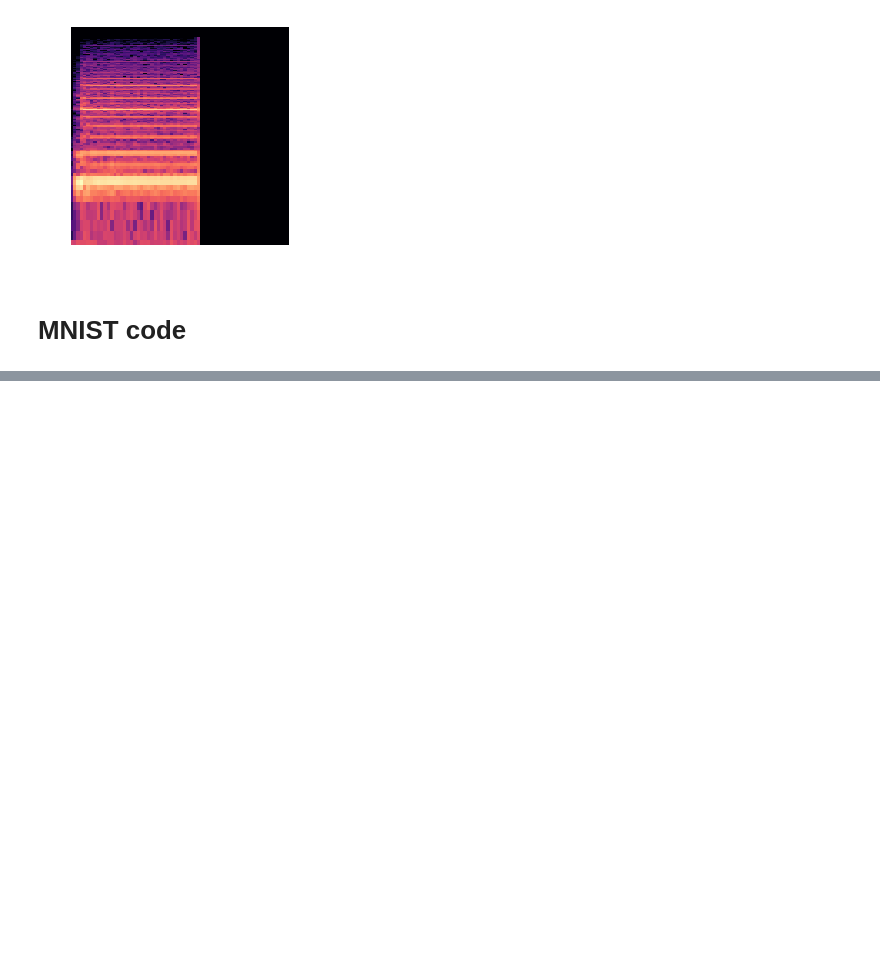
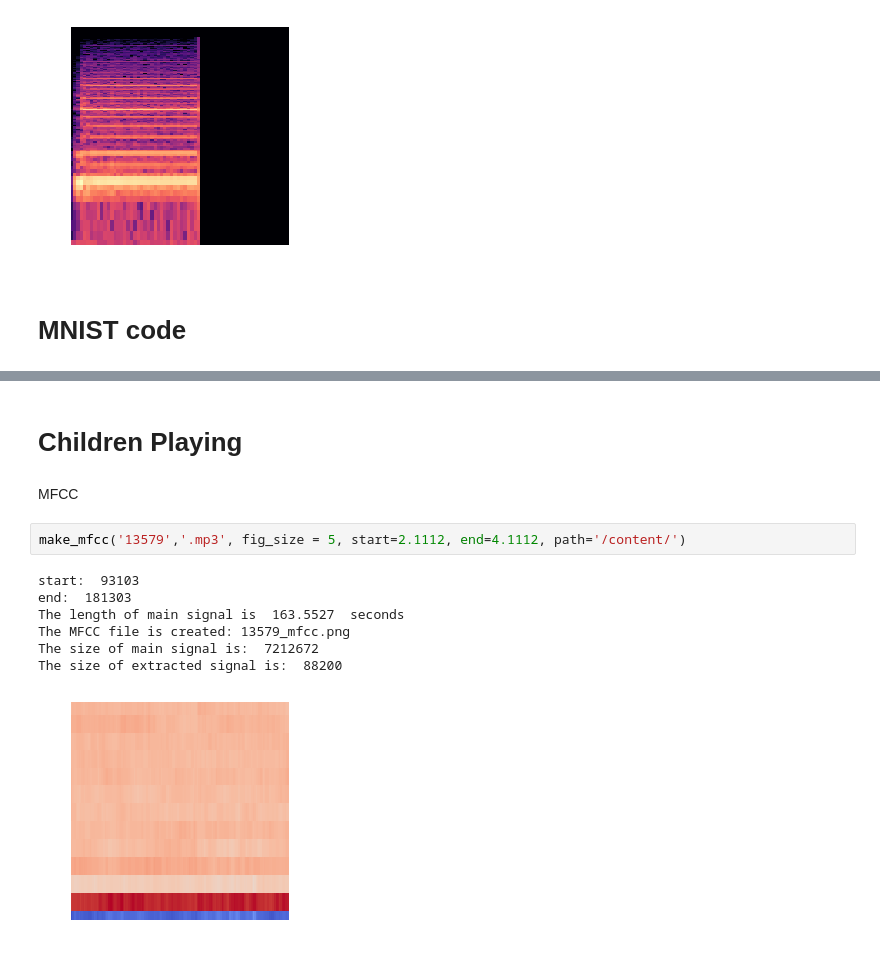
Before and after one commit to SMAHAM/Scene-Recognization, a Jupyter notebook: scene_reorganization.ipynb, the cells around one changed output, grey strips where cells are left out. Saved outputs shown, nothing was run; the diff lists cells and outputs as text; blank space fills up the shorter version.

```diff
--- a/scene_reorganization.ipynb
+++ b/scene_reorganization.ipynb
@@ -447,0 +430,14 @@ Epoch 5/5
+# %% [markdown]
+# Children Playing
+# %% [markdown]
+MFCC
+# %%
+make_mfcc('13579','.mp3', fig_size = 5, start=2.1112, end=4.1112, path='/content/')
+# %% [output]
+start:  93103
+end:  181303
+The length of main signal is  163.5527  seconds
+The MFCC file is created: 13579_mfcc.png
+The size of main signal is:  7212672
+The size of extracted signal is:  88200
+[figure, added]
```
Also changed, not shown: parts of 5 cells of this notebook.
